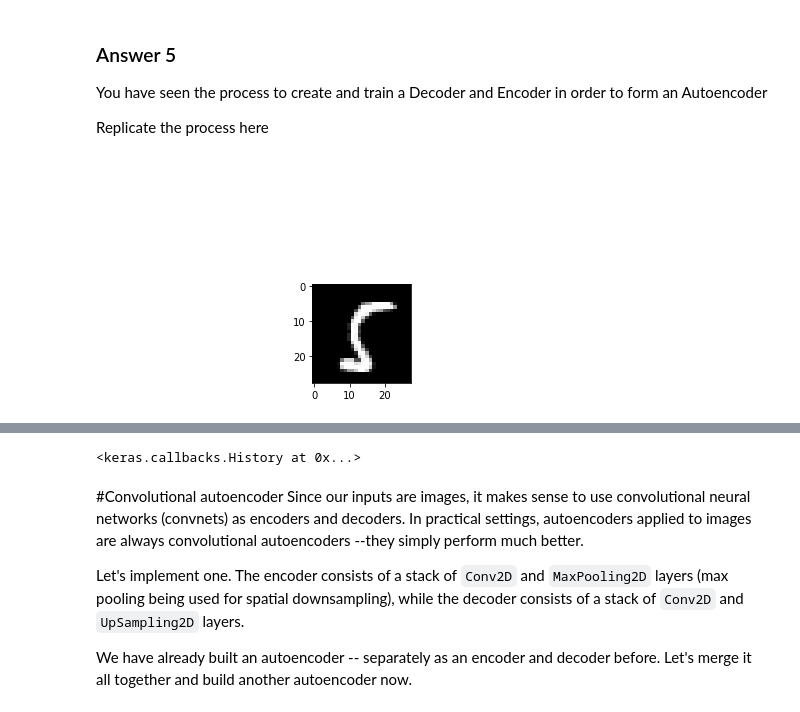
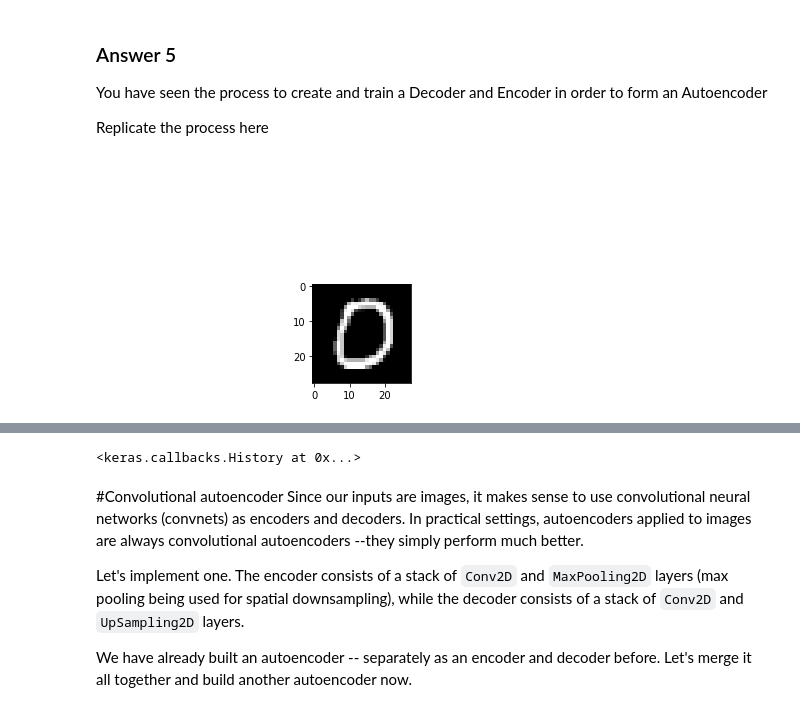
Before and after one commit to Pichoo13/FutureMakers2022, a Jupyter notebook: Copy_of_Day_14_Upsampling_And_Autoencoders_SV.ipynb, the cells around one changed output, grey strips where cells are left out. Saved outputs shown, nothing was run; the diff lists cells and outputs as text; code cells hidden in the pictures.

```diff
--- a/Copy_of_Day_14_Upsampling_And_Autoencoders_SV.ipynb
+++ b/Copy_of_Day_14_Upsampling_And_Autoencoders_SV.ipynb
@@ -244,32 +241,33 @@ encoder = tf.keras.models.Sequential([
 
 decoder = tf.keras.models.Sequential([
     tf.keras.layers.Dense(64, input_shape = (LATENT_SIZE,)),
     tf.keras.layers.LeakyReLU(),
     tf.keras.layers.Dropout(0.5),
     tf.keras.layers.Dense(128),
     tf.keras.layers.LeakyReLU(),
     tf.keras.layers.Dropout(0.5),
     tf.keras.layers.Dense(256),
     tf.keras.layers.LeakyReLU(),
     tf.keras.layers.Dropout(0.5),
     tf.keras.layers.Dense(512),
     tf.keras.layers.LeakyReLU(),
     tf.keras.layers.Dropout(0.5),
     tf.keras.layers.Dense(784),
     tf.keras.layers.Activation("sigmoid"),
     tf.keras.layers.Reshape((28, 28))
 ])
 
 EPOCHS = 2
 display.clear_output()
 fig, axs = plt.subplots(2,2)
 rand = x_test[np.random.randint(0, 10000, 16)].reshape((4, 4, 1, 28, 28))
-axs[1,1].imshow(rand[1, 1][0], cmap = "gray")
+axs[1,1].imshow(x_test[10], cmap = "gray")
+#axs[1,1].imshow(rand[1, 1][0], cmap = "gray")
 axs[0,1].axis("off")
 axs[0,0].axis("off")
 axs[1,0].axis("off")
 plt.show()
 print("-----------", "EPOCH", epoch, "-----------")
 model.fit(x_train, x_train)
 # %% [output]
-[figure, old version]
+[figure, new version]
```
Also changed, not shown: parts of 3 cells of this notebook.
